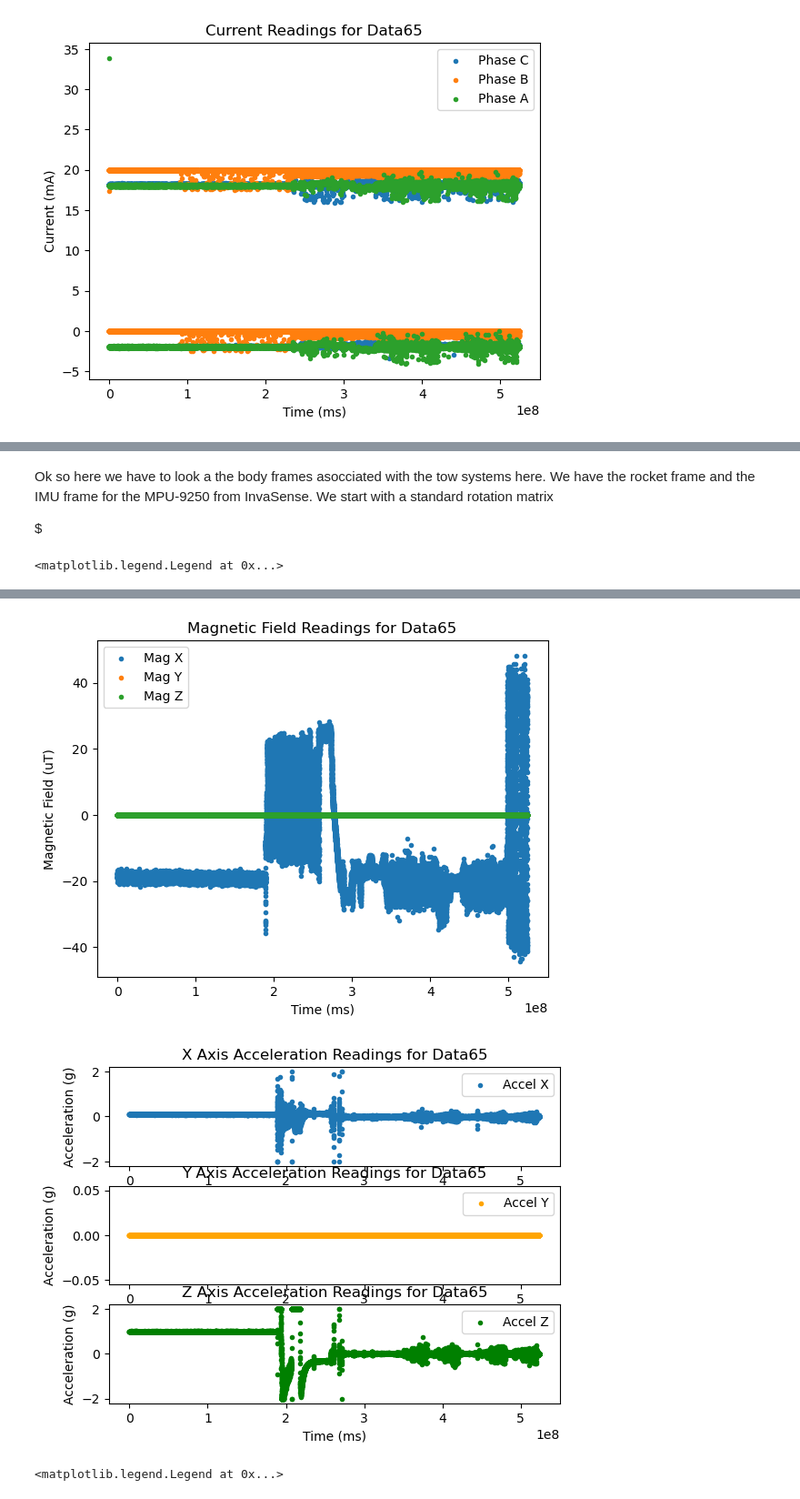
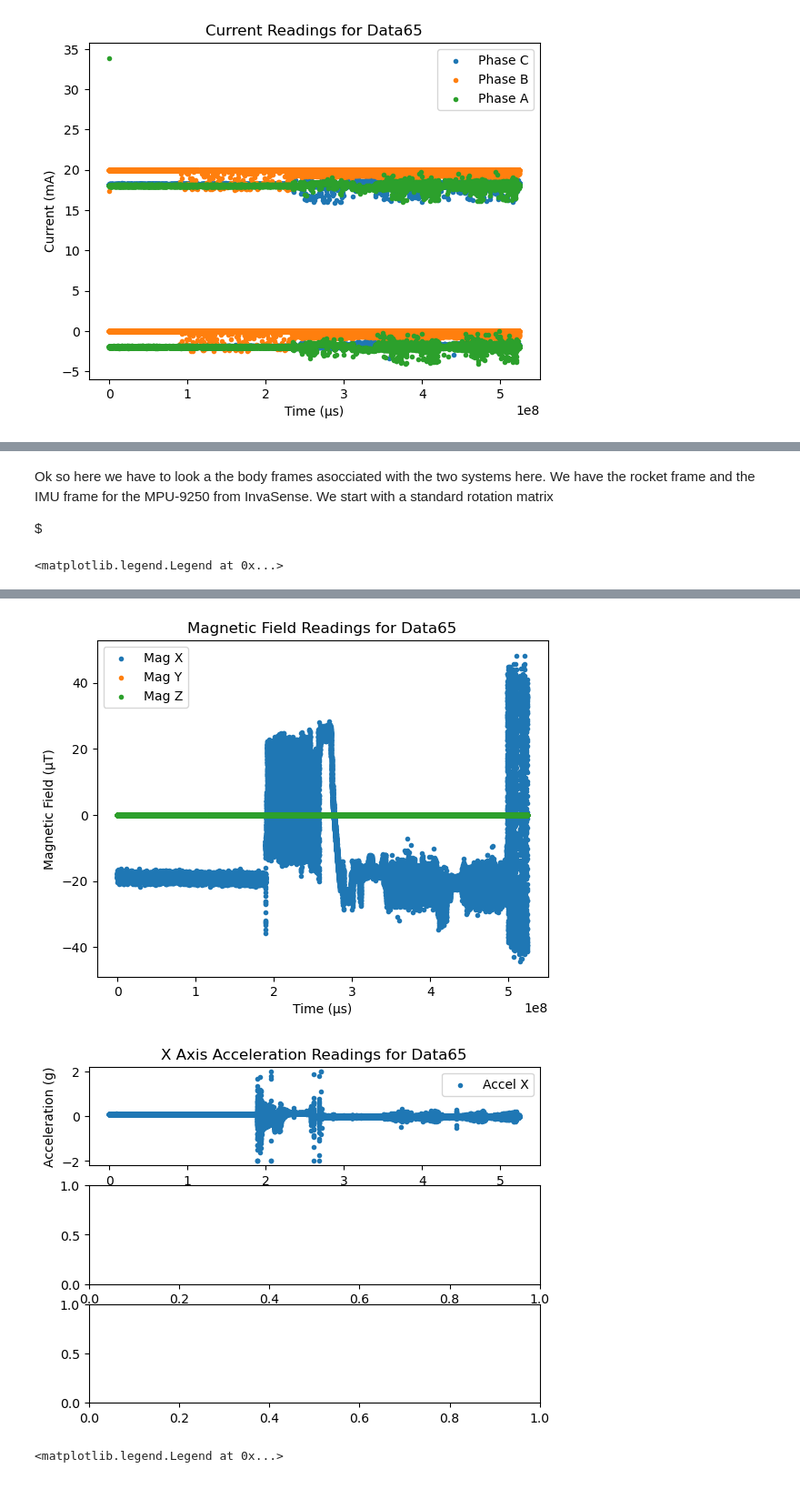
Before and after one commit to Snoozebot3000/RocksatXDataProcessing, a Jupyter notebook: src/plotData.ipynb, the cells around one changed output, grey strips where cells are left out. Shown at 91% size. Saved outputs shown, nothing was run; the diff lists cells and outputs as text; code cells hidden in the pictures.

```diff
--- a/src/plotData.ipynb
+++ b/src/plotData.ipynb
@@ -159,5 +209,5 @@ The average time between data points is 6504.027425819982 us
 # %% [markdown]
-Ok so here we have to look a the body frames asocciated with the tow systems here. We have the rocket frame and the IMU frame for the MPU-9250 from InvaSense. We start with a standard rotation matrix
+Ok so here we have to look a the body frames asocciated with the two systems here. We have the rocket frame and the IMU frame for the MPU-9250 from InvaSense. We start with a standard rotation matrix
 
 $
 # %%
@@ -176,7 +226,7 @@ figIMU, axIMU = plt.subplots(ncols=1,nrows=3)   # Create a figure containing a s
 axIMU[0].scatter(imuData['Time'], imuData['AccelX'], label='Accel X', marker=".")
 axIMU[0].scatter(imuData['Time'], imuData['AccelY'], label='Accel Y', marker=".")
 axIMU[0].scatter(imuData['Time'], imuData['AccelZ'], label='Accel Z', marker=".")
-axIMU[0].set_xlabel('Time (ms)')
+axIMU[0].set_xlabel('Time (µs)')
 axIMU[0].set_ylabel('Acceleration (m/s^2)')
 axIMU[0].set_title('Acceleration Readings for ' + dataSet)
 axIMU[0].legend()
@@ -184,7 +234,7 @@ axIMU[0].legend()
 axIMU[1].scatter(imuData['Time'], imuData['GyroX'], label='Gyro X', marker=".")
 axIMU[1].scatter(imuData['Time'], imuData['GyroY'], label='Gyro Y', marker=".")
 axIMU[1].scatter(imuData['Time'], imuData['GyroZ'], label='Gyro Z', marker=".")
-axIMU[1].set_xlabel('Time (ms)')
+axIMU[1].set_xlabel('Time (µs)')
 axIMU[1].set_ylabel('Angular Velocity (Deg/s)')
 axIMU[1].set_title('Angular Velocity Readings for ' + dataSet)
 axIMU[1].legend()
@@ -192,8 +242,8 @@ axIMU[1].legend()
 axIMU[2].scatter(imuData['Time'], imuData['MagX'], label='Mag X', marker=".")
 axIMU[2].scatter(imuData['Time'], imuData['MagY'], label='Mag Y', marker=".")
 axIMU[2].scatter(imuData['Time'], imuData['MagZ'], label='Mag Z', marker=".")
-axIMU[2].set_xlabel('Time (ms)')
-axIMU[2].set_ylabel('Magnetic Field (uT)')
+axIMU[2].set_xlabel('Time (µs)')
+axIMU[2].set_ylabel('Magnetic Field (µT)')
 axIMU[2].set_title('Magnetic Field Readings for ' + dataSet)
 axIMU[2].legend()
 
@@ -207,54 +257,42 @@ figIMUMag, axIMUMag = plt.subplots()   # Create a figure containing a single axe
 axIMUAccel.scatter(imuData['Time'], imuData['AccelX'], label='Accel X', marker=".")
 axIMUAccel.scatter(imuData['Time'], imuData['AccelY'], label='Accel Y', marker=".")
 axIMUAccel.scatter(imuData['Time'], imuData['AccelZ'], label='Accel Z', marker=".")
-axIMUAccel.set_xlabel('Time (ms)')
+axIMUAccel.set_xlabel('Time (µs)')
 axIMUAccel.set_ylabel('Acceleration (g)')
 axIMUAccel.set_title('Acceleration Readings for ' + dataSet)
 axIMUAccel.legend()
 
 axIMUGyro.scatter(imuData['Time'], imuData['GyroX'], label='Gyro X', marker=".")
 axIMUGyro.scatter(imuData['Time'], imuData['GyroY'], label='Gyro Y', marker=".")
 axIMUGyro.scatter(imuData['Time'], imuData['GyroZ'], label='Gyro Z', marker=".")
-axIMUGyro.set_xlabel('Time (ms)')
+axIMUGyro.set_xlabel('Time (µs)')
 axIMUGyro.set_ylabel('Angular Velocity (Deg/s)')
 axIMUGyro.set_title('Angular Velocity Readings for ' + dataSet)
 axIMUGyro.legend()
 
 axIMUMag.scatter(imuData['Time'], imuData['MagX'], label='Mag X', marker=".")
 axIMUMag.scatter(imuData['Time'], imuData['MagY'], label='Mag Y', marker=".")
 axIMUMag.scatter(imuData['Time'], imuData['MagZ'], label='Mag Z', marker=".")
-axIMUMag.set_xlabel('Time (ms)')
-axIMUMag.set_ylabel('Magnetic Field (uT)')
+axIMUMag.set_xlabel('Time (µs)')
+axIMUMag.set_ylabel('Magnetic Field (µT)')
 axIMUMag.set_title('Magnetic Field Readings for ' + dataSet)
 axIMUMag.legend()
 
 #Ok lets plot the data as a 3x1 subplot for each of the
 figIMUAccelSep, axIMUAccelSep = plt.subplots(ncols=1,nrows=3)   # Create a figure containing a single axes.
 
 axIMUAccelSep[0].scatter(imuData['Time'], imuData['AccelX'], label='Accel X', marker=".")
-axIMUAccelSep[0].set_xlabel('Time (ms)')
+axIMUAccelSep[0].set_xlabel('Time (µs)')
 axIMUAccelSep[0].set_ylabel('Acceleration (g)')
 axIMUAccelSep[0].set_title('X Axis Acceleration Readings for ' + dataSet)
 axIMUAccelSep[0].legend()
-
-axIMUAccelSep[1].scatter(imuData['Time'], imuData['AccelY'], label='Accel Y', marker=".", color='orange')
-axIMUAccelSep[1].set_xlabel('Time (ms)')
-axIMUAccelSep[1].set_ylabel('Acceleration (g)')
-axIMUAccelSep[1].set_title('Y Axis Acceleration Readings for ' + dataSet)
-axIMUAccelSep[1].legend()
-
-axIMUAccelSep[2].scatter(imuData['Time'], imuData['AccelZ'], label='Accel Z', marker=".", color='green')
-axIMUAccelSep[2].set_xlabel('Time (ms)')
-axIMUAccelSep[2].set_ylabel('Acceleration (g)')
-axIMUAccelSep[2].set_title('Z Axis Acceleration Readings for ' + dataSet)
-axIMUAccelSep[2].legend()
 # %% [output]
 <matplotlib.legend.Legend at 0x...>
 [figure]
 [figure]
 [figure]
 [figure]
-[figure, old version]
+[figure, new version]
 # %%
 ####
 # Ok so now we need to zoom in on the section of data of interest
```
Also changed, not shown: parts of 8 cells of this notebook, 1 other file.
